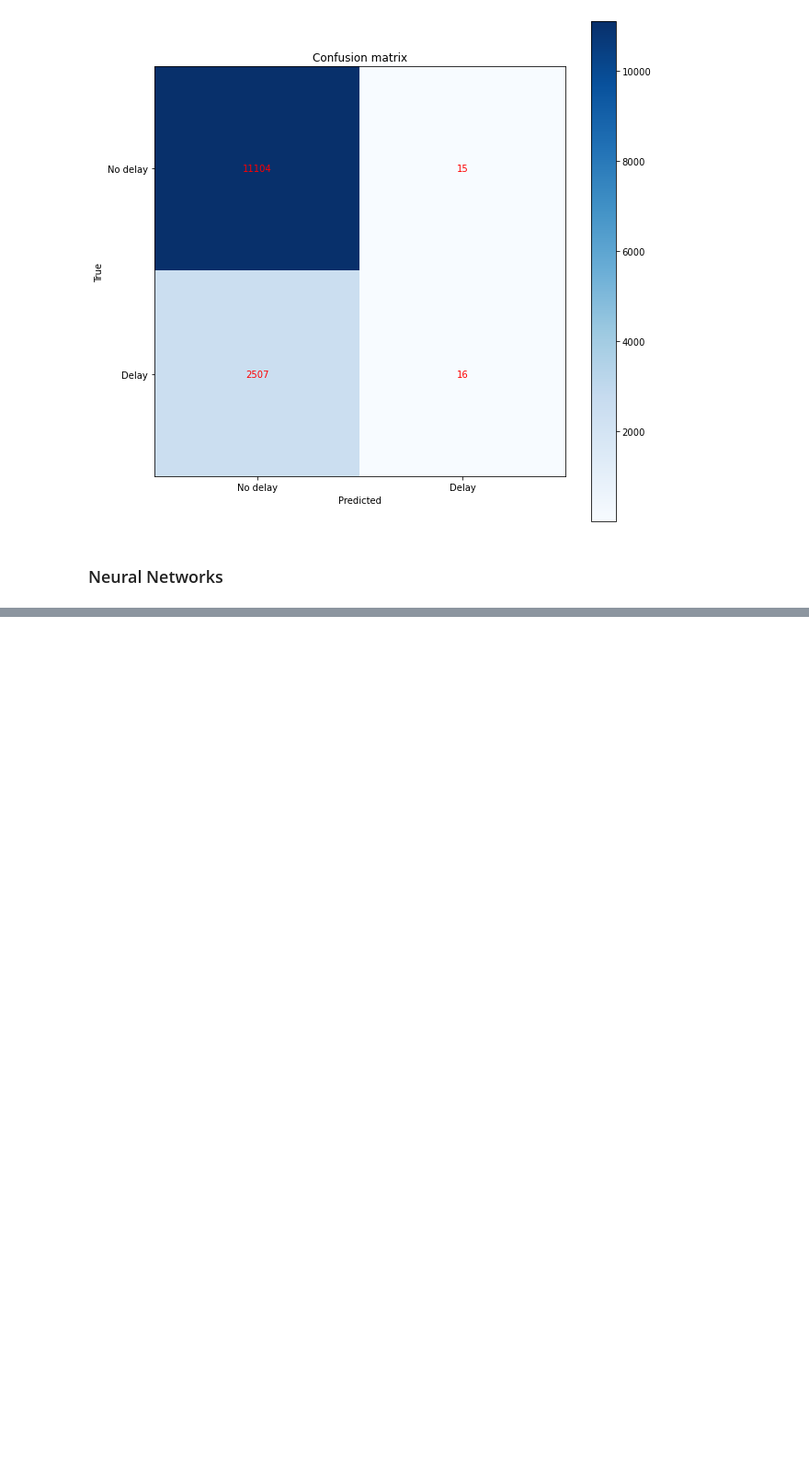
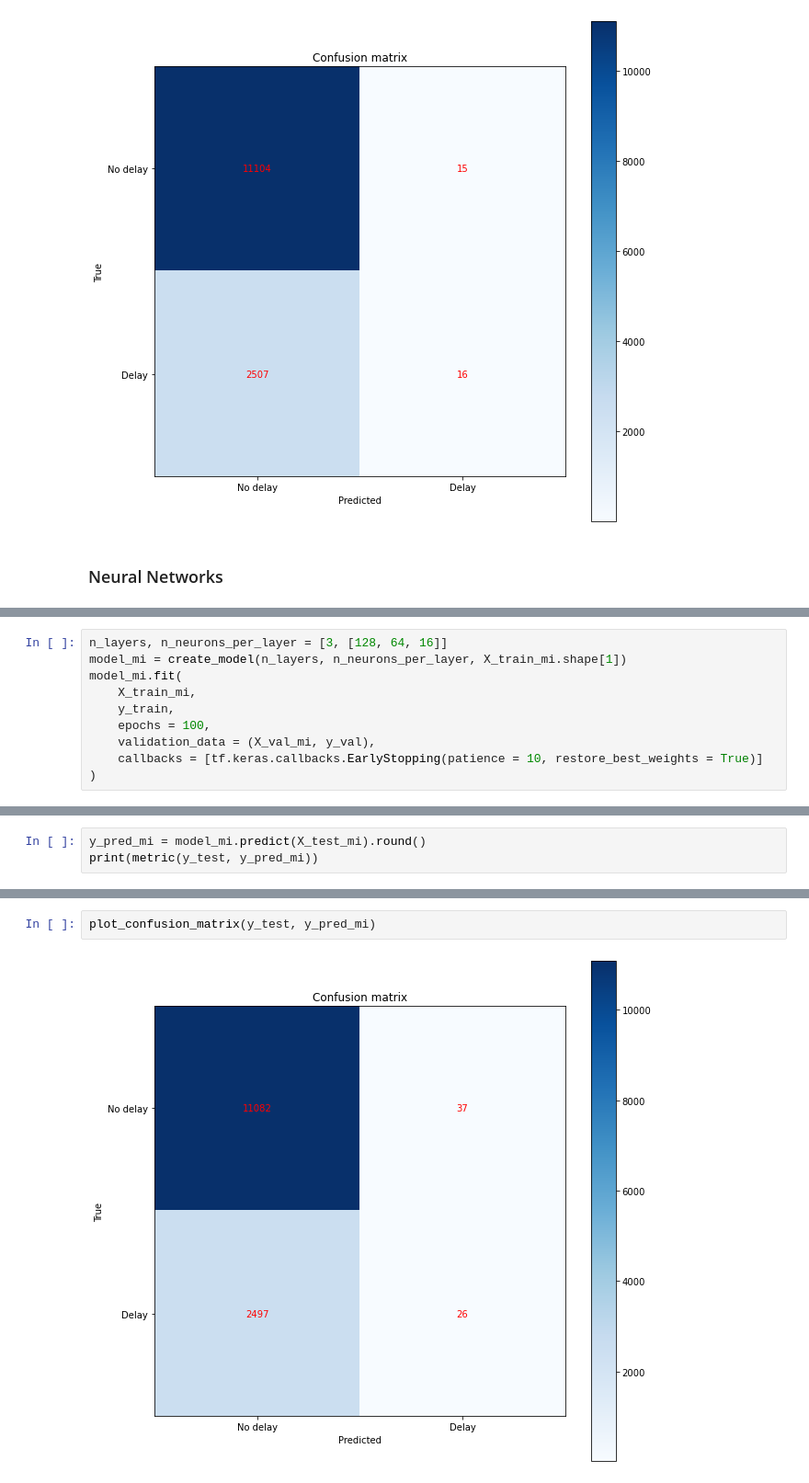
Before and after one commit to Konnits/Latam-Postulation, a Jupyter notebook: solution.ipynb, the cells around one changed output, grey strips where cells are left out. Shown: that part at 92% size. Drawn from its saved outputs; the diff is of its cells as text; blank space fills up the shorter version.

```diff
--- a/solution.ipynb
+++ b/solution.ipynb
@@ -823,0 +939,10 @@ plot_confusion_matrix(y_test, y_pred_pca)
+# %%
+n_layers, n_neurons_per_layer = [3, [128, 64, 16]]
+model_mi = create_model(n_layers, n_neurons_per_layer, X_train_mi.shape[1])
+model_mi.fit(
+    X_train_mi,
+    y_train,
+    epochs = 100,
+    validation_data = (X_val_mi, y_val),
+    callbacks = [tf.keras.callbacks.EarlyStopping(patience = 10, restore_best_weights = True)]
+)
@@ -823,0 +968,3 @@ plot_confusion_matrix(y_test, y_pred_pca)
+# %%
+y_pred_mi = model_mi.predict(X_test_mi).round()
+print(metric(y_test, y_pred_mi))
@@ -823,0 +974,4 @@ plot_confusion_matrix(y_test, y_pred_pca)
+# %%
+plot_confusion_matrix(y_test, y_pred_mi)
+# %% [output]
+[figure, added]
```
Also changed, not shown: parts of 25 cells of this notebook.
